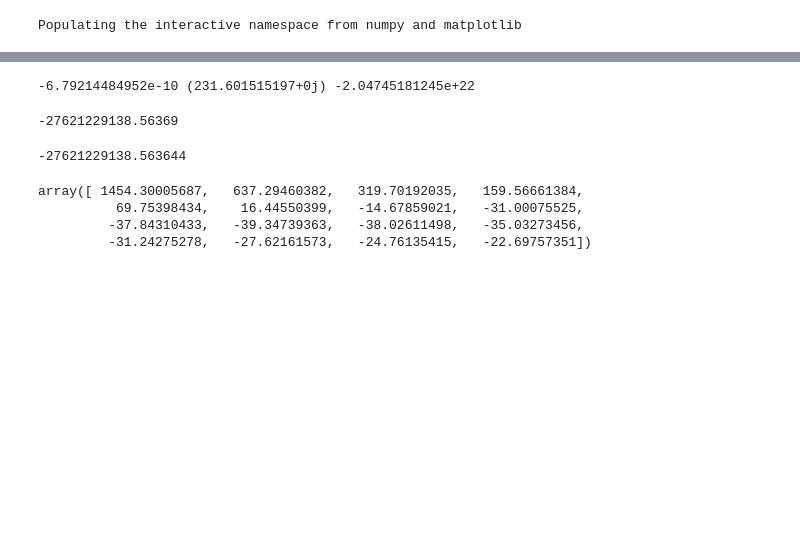
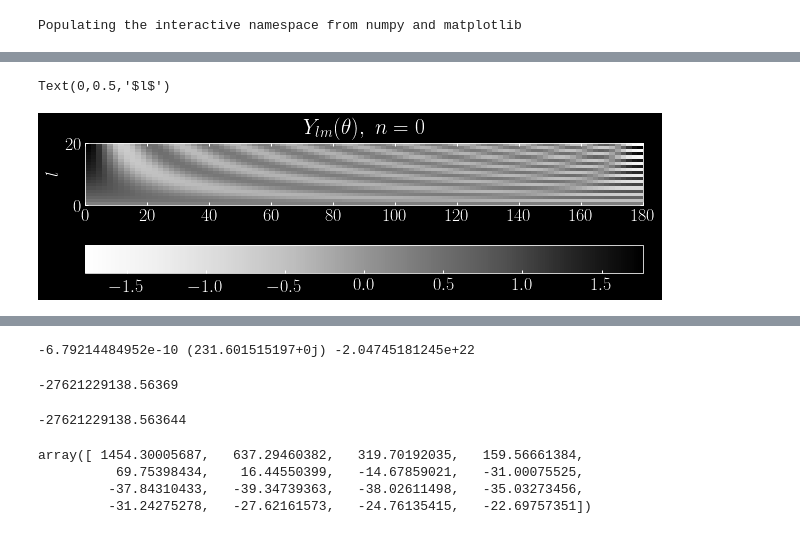
Before and after one commit to jngaravitoc/BFE-c, a Jupyter notebook: code/computing_coefficients.ipynb, the cells around one changed output, grey strips where cells are left out. Drawn from its saved outputs; the diff is of its cells as text; code cells hidden in the pictures; blank space fills up the shorter version.

```diff
--- a/code/computing_coefficients.ipynb
+++ b/code/computing_coefficients.ipynb
@@ -33,0 +39,14 @@ spherical_halo = genfromtxt('../data/spherical_halo.txt')
+# %%
+theta_t = np.linspace(0, np.pi, 100)
+sph_harm_matrix = np.zeros((20, 100))
+for l in range(0, 20):
+    sph_harm_matrix[l] = special.sph_harm(0, l, 0, theta_t)
+# %%
+figure(figsize=(10, 5))
+title(r'$Y_{lm}(\theta),\ n=0$')
+imshow(sph_harm_matrix, origin='lower', extent=[0, 180, 0, 20], cmap='Greys')
+colorbar(orientation='horizontal')
+ylabel('$l$')
+# %% [output]
+Text(0,0.5,'$l$')
+[figure, added]
```
Also changed, not shown: parts of 29 cells of this notebook.
